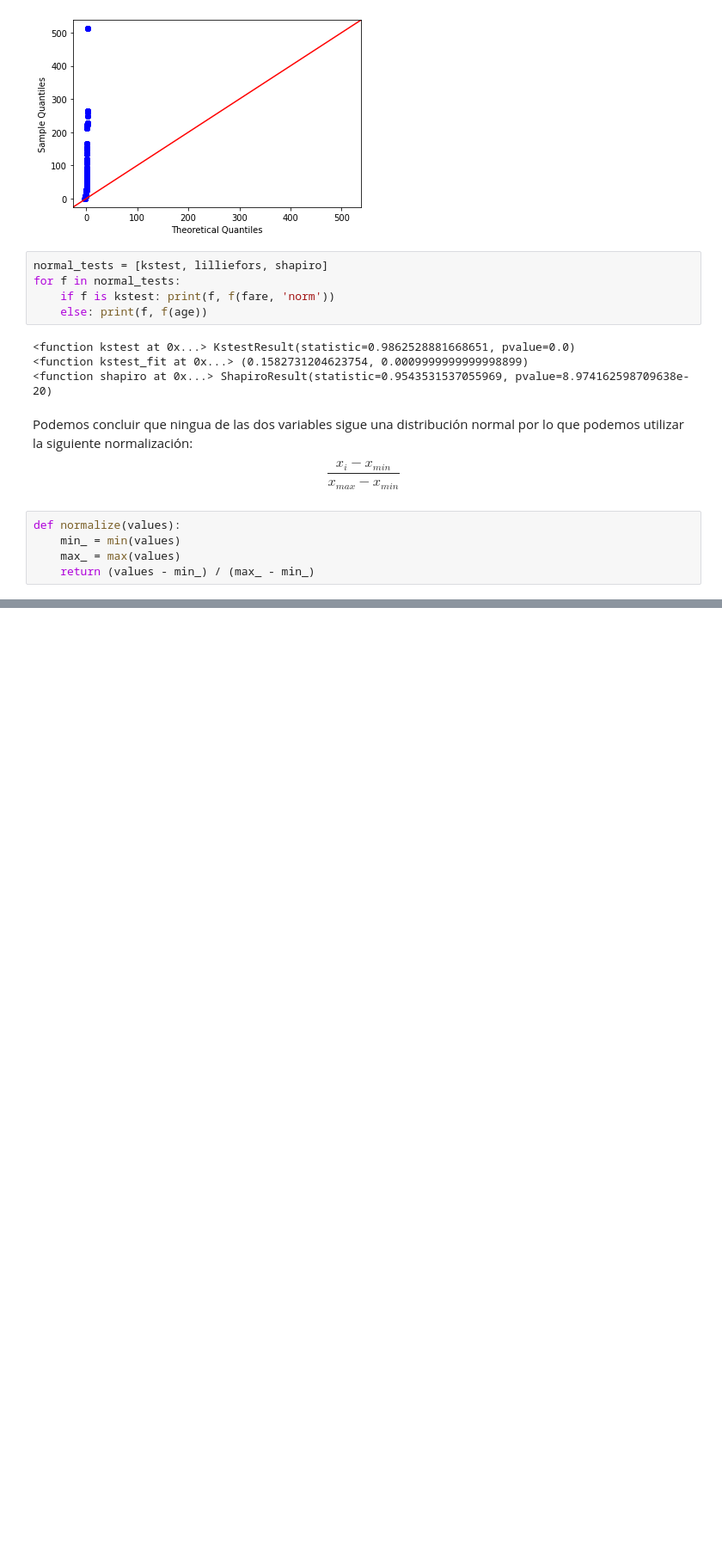
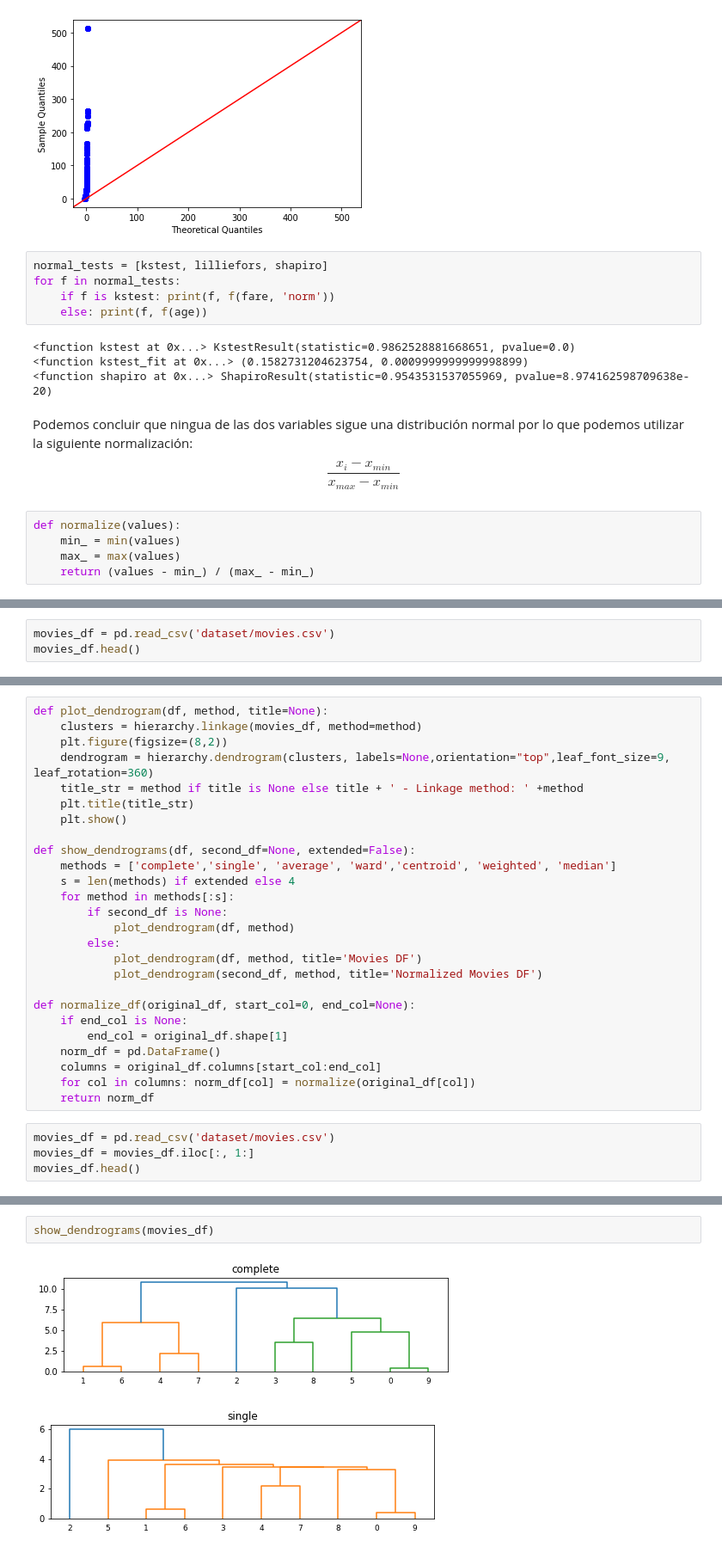
Before and after one commit to nestorivanmo/iimas-data-science, a Jupyter notebook: spring-21/vi/practicas/5/code.ipynb, the cells around one changed output, grey strips where cells are left out. Shown at 86% size. Drawn from its saved outputs; the diff is of its cells as text; blank space fills up the shorter version.

```diff
--- a/spring-21/vi/practicas/5/code.ipynb
+++ b/spring-21/vi/practicas/5/code.ipynb
@@ -271,0 +331,3 @@ df_copy.head()
+# %%
+movies_df = pd.read_csv('dataset/movies.csv')
+movies_df.head()
@@ -271,0 +451,30 @@ df_copy.head()
+# %%
+def plot_dendrogram(df, method, title=None):
+    clusters = hierarchy.linkage(movies_df, method=method)
+    plt.figure(figsize=(8,2))
+    dendrogram = hierarchy.dendrogram(clusters, labels=None,orientation="top",leaf_font_size=9, leaf_rotation=360)
+    title_str = method if title is None else title + ' - Linkage method: ' +method
+    plt.title(title_str)
+    plt.show()
+
+def show_dendrograms(df, second_df=None, extended=False):
+    methods = ['complete','single', 'average', 'ward','centroid', 'weighted', 'median']
+    s = len(methods) if extended else 4
+    for method in methods[:s]:
+        if second_df is None:
+            plot_dendrogram(df, method)
+        else:
+            plot_dendrogram(df, method, title='Movies DF')
+            plot_dendrogram(second_df, method, title='Normalized Movies DF')
+
+def normalize_df(original_df, start_col=0, end_col=None):
+    if end_col is None:
+        end_col = original_df.shape[1]
+    norm_df = pd.DataFrame()
+    columns = original_df.columns[start_col:end_col]
+    for col in columns: norm_df[col] = normalize(original_df[col])
+    return norm_df
+# %%
+movies_df = pd.read_csv('dataset/movies.csv')
+movies_df = movies_df.iloc[:, 1:]
+movies_df.head()
@@ -271,0 +488,5 @@ df_copy.head()
+# %%
+show_dendrograms(movies_df)
+# %% [output]
+[figure, added]
+[figure, added]
```
Also changed, not shown: parts of 38 cells of this notebook, 2 other files.
